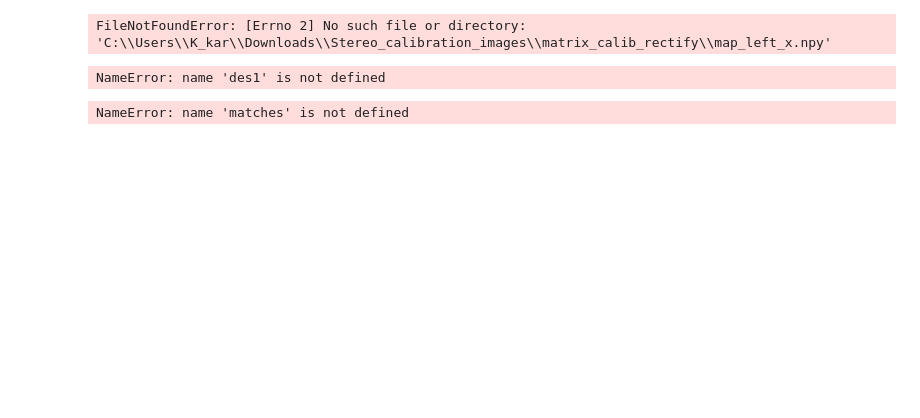
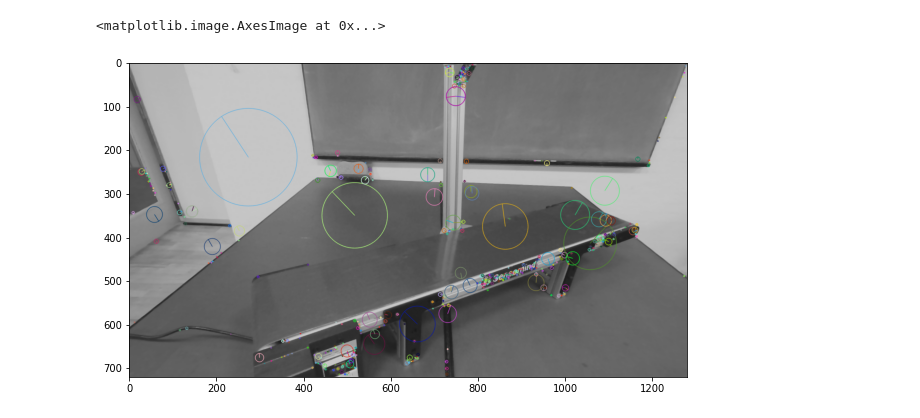
Before and after one commit to alessandro-canevaro/PerceptionForAutonomousSystems, a Jupyter notebook: Final project/Calibration_rectify.ipynb, the cells around one changed output. Drawn from its saved outputs; the diff is of its cells as text; code cells hidden in the pictures; blank space fills up the shorter version.

```diff
--- a/Final project/Calibration_rectify.ipynb
+++ b/Final project/Calibration_rectify.ipynb
@@ -92,25 +92,26 @@ cv2.destroyAllWindows()
 # %%
 #map the matrix file with images
 img1 = cv2.imread(r'.\Stereo_conveyor_without_occlusions\left\1585434279_805531979_Left.png', 0)
 img2 = cv2.imread(r'.\Stereo_conveyor_without_occlusions\right\1585434279_805531979_right.png', 0)
-rect_map_left_x = np.load(r'C:\Users\K_kar\Downloads\Stereo_calibration_images\matrix_calib_rectify\map_left_x.npy')
-rect_map_left_y = np.load(r'C:\Users\K_kar\Downloads\Stereo_calibration_images\matrix_calib_rectify\map_left_y.npy')
-rect_map_right_x = np.load(r'C:\Users\K_kar\Downloads\Stereo_calibration_images\matrix_calib_rectify\map_right_x.npy')
-rect_map_right_y = np.load(r'C:\Users\K_kar\Downloads\Stereo_calibration_images\matrix_calib_rectify\map_right_y.npy')
+rect_map_left_x = np.load(r'.\matrix_calib_rectify\map_left_x.npy')
+rect_map_left_y = np.load(r'.\matrix_calib_rectify\map_left_y.npy')
+rect_map_right_x = np.load(r'.\matrix_calib_rectify\map_right_x.npy')
+rect_map_right_y = np.load(r'.\matrix_calib_rectify\map_right_y.npy')
 img1 = cv2.remap(img1, rect_map_left_x, rect_map_left_y, cv2.INTER_LINEAR)
 img2 = cv2.remap(img2, rect_map_right_x, rect_map_right_y, cv2.INTER_LINEAR)
-print(img1_size)
+#print(img1_size)
 #Detect keypoints here
 sift = cv2.SIFT_create()
 # find the keypoints and descriptors with SIFT
 kp1, des1 = sift.detectAndCompute(img1, None)
 kp2, des2 = sift.detectAndCompute(img2, None)
 
 kp_img = cv2.drawKeypoints(img2, kp2, img2, flags=cv2.DRAW_MATCHES_FLAGS_DRAW_RICH_KEYPOINTS)
 plt.figure(figsize = (10,10))
 plt.imshow(kp_img)
 # %% [output]
-FileNotFoundError: [Errno 2] No such file or directory: 'C:\\Users\\K_kar\\Downloads\\Stereo_calibration_images\\matrix_calib_rectify\\map_left_x.npy'
+<matplotlib.image.AxesImage at 0x...>
+[figure, added]
 # %%
 """
 Implement Flann Based matcher here
@@ -124,8 +125,6 @@ matches = [m for m, n in matches]
 
 # Sort them in the order of their distance (i.e. best matches first).
 matches = sorted(matches, key = lambda x:x.distance)
-# %% [output]
-NameError: name 'des1' is not defined
 # %%
 nb_matches = 200
 
@@ -148,8 +147,6 @@ F, mask = cv2.findFundamentalMat(pts1, pts2)
 # We select only inlier points
 pts1 = pts1[mask.ravel() == 1]
 pts2 = pts2[mask.ravel() == 1]
-# %% [output]
-NameError: name 'matches' is not defined
 # %%
 def drawlines(img1,img2,lines,pts1,pts2):
     ''' img1 - image on which we draw the epilines for the points in img2
```
Also changed, not shown: parts of 1 cell of this notebook.
